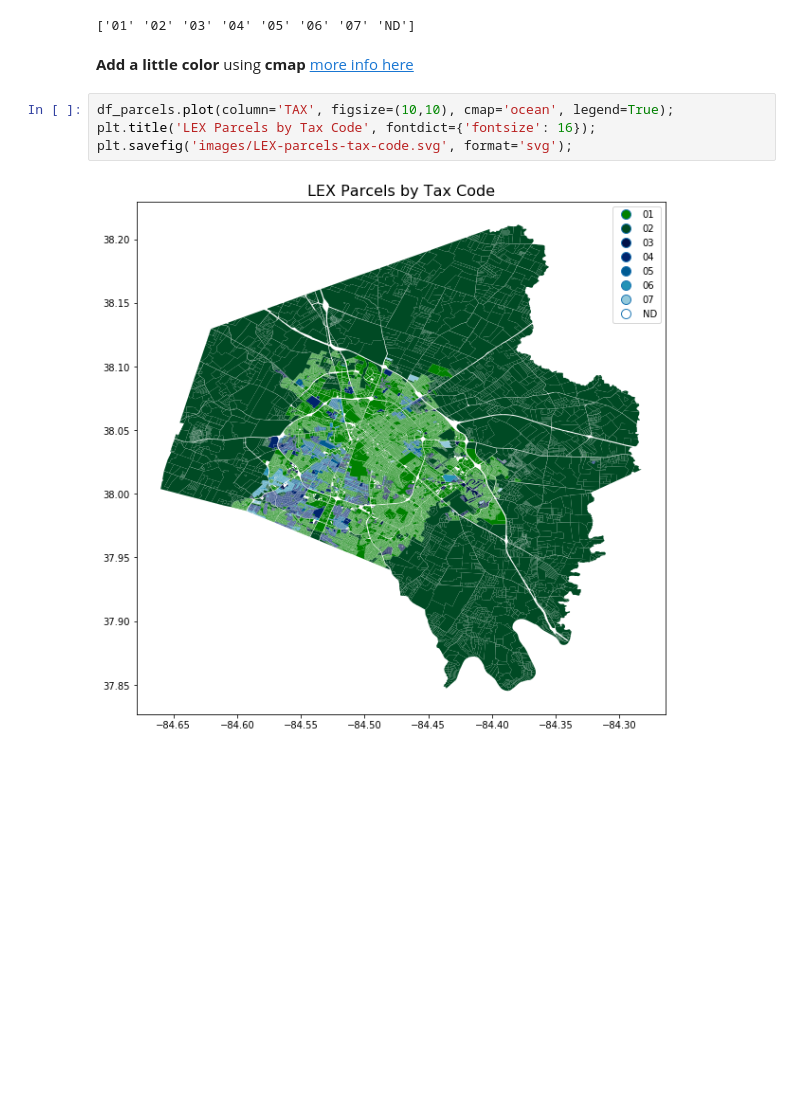
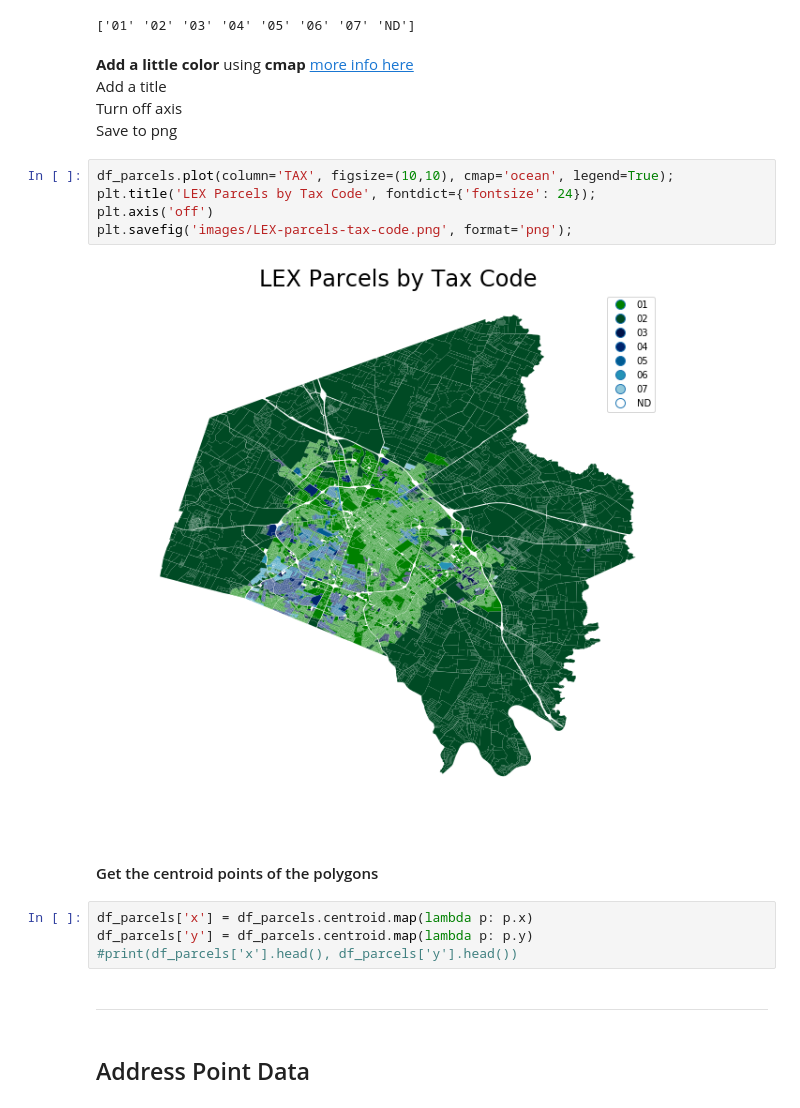
Before and after one commit to MarkCruse/python-jupyter-notebooks, a Jupyter notebook: Understanding_GeoPandas.ipynb, the cells around one changed output. Saved outputs shown, nothing was run; the diff lists cells and outputs as text; blank space fills up the shorter version.

```diff
--- a/Understanding_GeoPandas.ipynb
+++ b/Understanding_GeoPandas.ipynb
@@ -68,9 +73,23 @@ print(taxcodes)
 ['01' '02' '03' '04' '05' '06' '07' 'ND']
 # %% [markdown]
 __Add a little color__ using __cmap__ [more info here](https://matplotlib.org/gallery/color/colormap_reference.html)
+Add a title
+Turn off axis
+Save to png
 # %%
 df_parcels.plot(column='TAX', figsize=(10,10), cmap='ocean', legend=True);
-plt.title('LEX Parcels by Tax Code', fontdict={'fontsize': 16});
-plt.savefig('images/LEX-parcels-tax-code.svg', format='svg');
+plt.title('LEX Parcels by Tax Code', fontdict={'fontsize': 24});
+plt.axis('off')
+plt.savefig('images/LEX-parcels-tax-code.png', format='png');
 # %% [output]
-[figure, old version]
+[figure, new version]
+# %% [markdown]
+#### Get the centroid points of the polygons
+# %%
+df_parcels['x'] = df_parcels.centroid.map(lambda p: p.x)
+df_parcels['y'] = df_parcels.centroid.map(lambda p: p.y)
+#print(df_parcels['x'].head(), df_parcels['y'].head())
+# %% [markdown]
+***
+# %% [markdown]
+## Address Point Data
```
Also changed, not shown: parts of 15 cells of this notebook, 2 other files.
